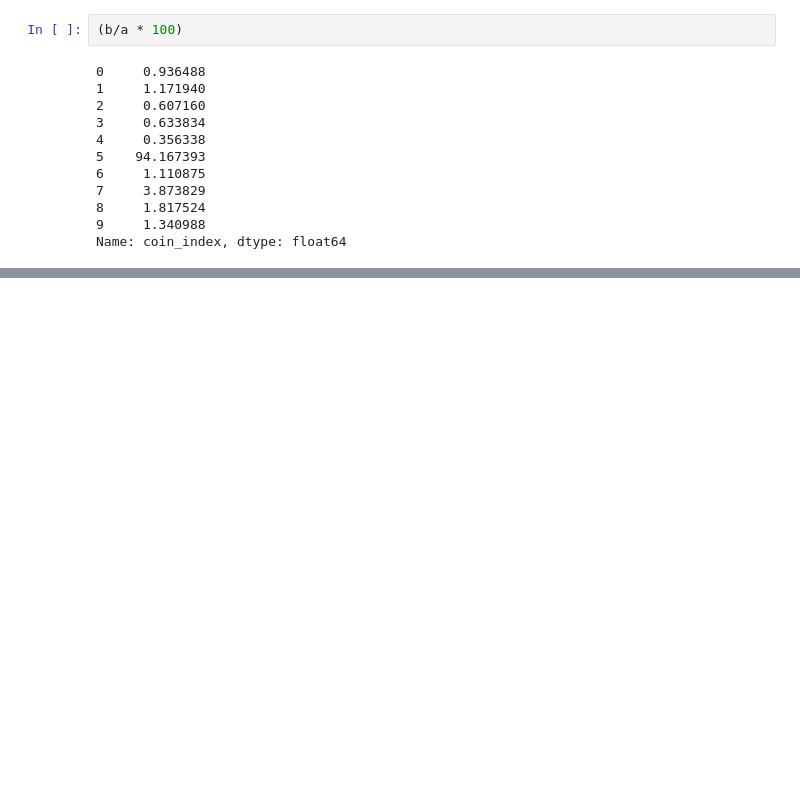
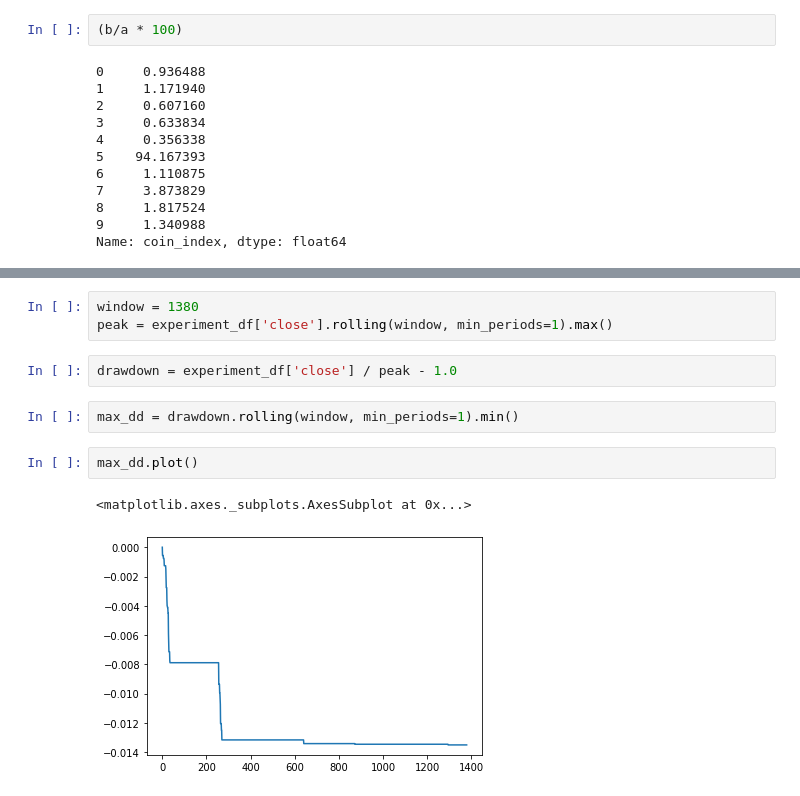
Before and after one commit to Jeongseup/DACON_BitcoinTrader, a Jupyter notebook: coin_eda.ipynb, the cells around one changed output, grey strips where cells are left out. Cells and saved outputs as stored; diff of their text form; blank space fills up the shorter version.

```diff
--- a/coin_eda.ipynb
+++ b/coin_eda.ipynb
@@ -35,0 +74,12 @@ train_x_df['open'].plot(kind = 'box')
+# %%
+window = 1380
+peak = experiment_df['close'].rolling(window, min_periods=1).max()
+# %%
+drawdown = experiment_df['close'] / peak - 1.0
+# %%
+max_dd = drawdown.rolling(window, min_periods=1).min()
+# %%
+max_dd.plot()
+# %% [output]
+<matplotlib.axes._subplots.AxesSubplot at 0x...>
+[figure, added]
```
Also changed, not shown: parts of 12 cells of this notebook, 2 other files.
